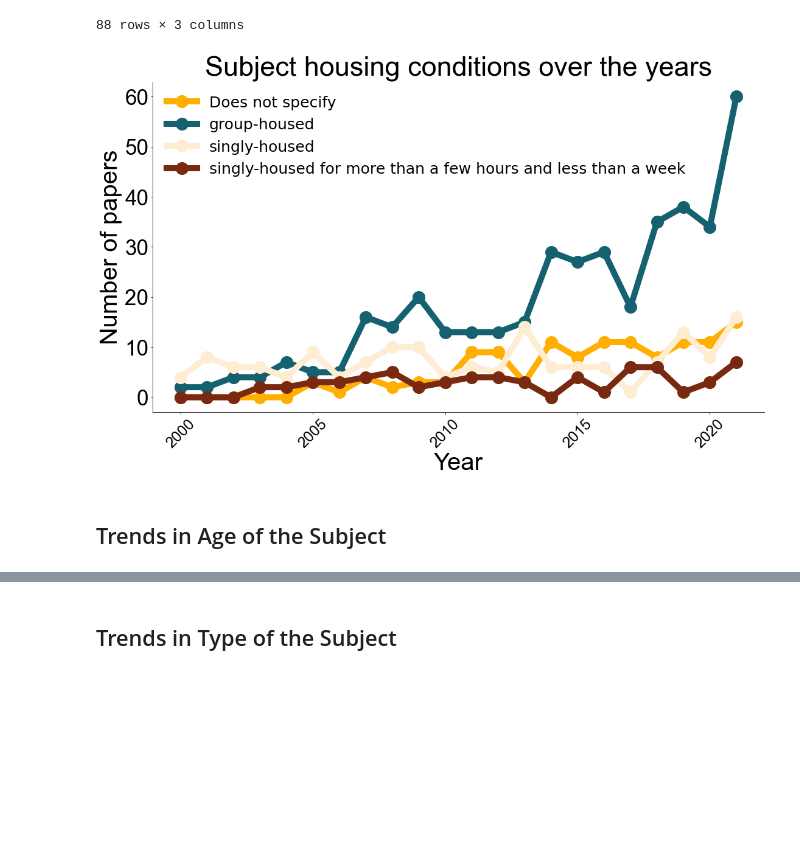
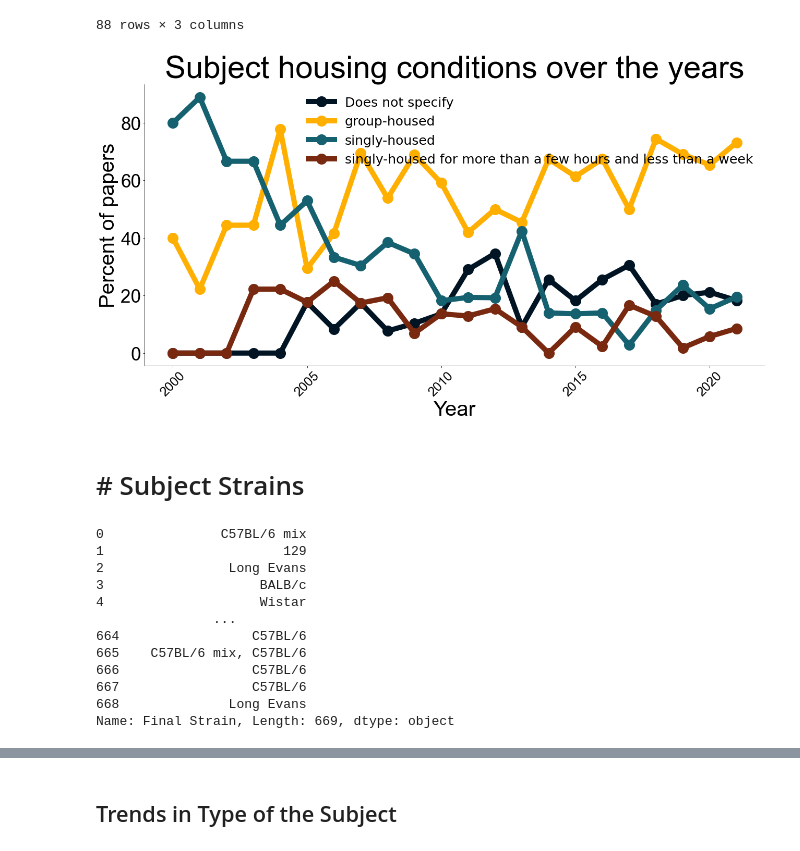
Before and after one commit to padillacoreanolab/literature_review_processing, a Jupyter notebook: results/2022_09_09_literature_review_processing/literature_review_survey_processing_meghan.ipynb, the cells around one changed output, grey strips where cells are left out. Drawn from its saved outputs; the diff is of its cells as text; code cells hidden in the pictures; blank space fills up the shorter version.

Commit message:
changed number to percent, aesthetic changes

```diff
--- a/results/2022_09_09_literature_review_processing/literature_review_survey_processing_meghan.ipynb
+++ b/results/2022_09_09_literature_review_processing/literature_review_survey_processing_meghan.ipynb
@@ -208,18 +224,22 @@ sex_year_count["Subject Sex_fixed"].unique()
 array(['Male', 'Female', 'Uses both', 'Does not specify'], dtype=object)
 # %%
 fig, ax = plt.subplots()
-col = 1
+col = 0
 #plt.text(family = "Helvetica")
 for sex in sex_totals["Subject Sex_fixed"].unique():
     sex_df = sex_totals[sex_totals["Subject Sex_fixed"] == sex]
-    ax.plot(sex_df["publication_year"], sex_df["total"], '-o', label=sex, linewidth=10, markersize=20, color = pclabcol2[col])
+    ax.plot(sex_df["publication_year"], sex_df["percent papers"], '-o', label=sex, linewidth=10, markersize=20, color = pclabcol2[col])
     col += 1
 plt.legend(fontsize = 25, frameon = False)
+for pos in ['right', 'top']: # Removes graph border
+    plt.gca().spines[pos].set_visible(False)
 plt.xticks(sex_df["publication_year"].unique(), fontsize = 25, rotation = 45)
 plt.locator_params(axis='x', nbins=10)
 plt.yticks(fontsize = 35)
 plt.title("Subject sex across years", fontsize = 60)
 plt.xlabel("Year", fontsize = 40)
-plt.ylabel("Number of papers", fontsize = 40)
+plt.ylabel("Percent of papers", fontsize = 40)
+# this makes svgs not cut off when saving, see: https://stackoverflow.com/questions/45239261/matplotlib-savefig-text-chopped-off
+plt.tight_layout()
 plt.savefig("./proc/plots/year_vs_sex.svg")
 # %% [output]
@@ -272,16 +275,0 @@ column_year_count
-# %%
-# Increase size of plot in jupyter
-
-plt.rcParams["figure.figsize"] = (18,10)
-# %%
-fig, ax = plt.subplots()
-
-for value in exploded_column_df[fixed_column_name].unique():
-    type_df = column_year_count[column_year_count[fixed_column_name] == value]
-    ax.plot(type_df["publication_year"], type_df["index"], '-o', label=value)
-plt.legend()
-# plt.xticks(column_year_count["publication_year"].unique())
-plt.title("Number of papers with a given age per year")
-plt.xlabel("Year")
-plt.ylabel("Number of papers")
-plt.savefig("./proc/plots/year_vs_age.png")
@@ -378,29 +397,30 @@ housing_totals
 | 86 | 2021 | singly-housed | 16 |
 | 87 | 2021 | singly-housed for more than a few... | 7 |
 88 rows × 3 columns
+# %%
+housing_totals['percent papers'] = housing_totals.apply(lambda x: x['total']/year_to_number_of_paper_dict[x['publication_year']]*100, axis=1)
 # %%
 # Increase size of plot in jupyter
 
 plt.rcParams["figure.figsize"] = (18,10)
 # %%
 fig, ax = plt.subplots()
-col = 1
+col = 0
 
 for value in housing_totals[fixed_column_name].unique():
     type_df = housing_totals[housing_totals[fixed_column_name] == value]
-    ax.plot(type_df["publication_year"], type_df["total"], '-o', label=value, linewidth = LINWID, markersize = DOTS, color = pclabcol[col])
+    ax.plot(type_df["publication_year"], type_df["percent papers"], '-o', label=value, linewidth = LINWID, markersize = DOTS, color = pclabcol2[col])
     col += 1
 for pos in ['right', 'top']: # Removes graph border
     plt.gca().spines[pos].set_visible(False)
 plt.legend(fontsize = LEGSIZE ,frameon = False)
 # plt.xticks(column_year_count["publication_year"].unique())
-plt.title("Subject housing conditions over the years", fontsize = 45, family="Arial")
+plt.title("Subject housing conditions over the years", fontsize = TITLESIZE, family="Arial")
 plt.xlabel("Year", fontsize = AXESLABEL, family="Arial")
-plt.ylabel("Number of papers", fontsize = AXESLABEL, family="Arial")
+plt.ylabel("Percent of papers", fontsize = AXESLABEL, family="Arial")
 plt.xticks(fontsize = 25, rotation = 45, family="Arial")
 plt.yticks(fontsize = AXESTICKS, family="Arial")
+plt.tight_layout()
 plt.savefig("./proc/plots/year_vs_housing.svg")
 # %% [output]
-[figure, old version]
+[figure, new version]
-# %% [markdown]
-## Trends in Age of the Subject
@@ -440,0 +427,19 @@ plt.savefig("./proc/plots/year_vs_familiarity.png")
+# %% [markdown]
+# # Subject Strains
+# %%
+strain_copy = survey_df.copy()
+STRAIN = 'Final Strain'
+strain_copy[STRAIN]
+# %% [output]
+0               C57BL/6 mix
+1                       129
+2                Long Evans
+3                    BALB/c
+4                    Wistar
+               ...
+664                 C57BL/6
+665    C57BL/6 mix, C57BL/6
+666                 C57BL/6
+667                 C57BL/6
+668              Long Evans
+Name: Final Strain, Length: 669, dtype: object
```
Also changed, not shown: parts of 84 cells of this notebook, 2 other files.
